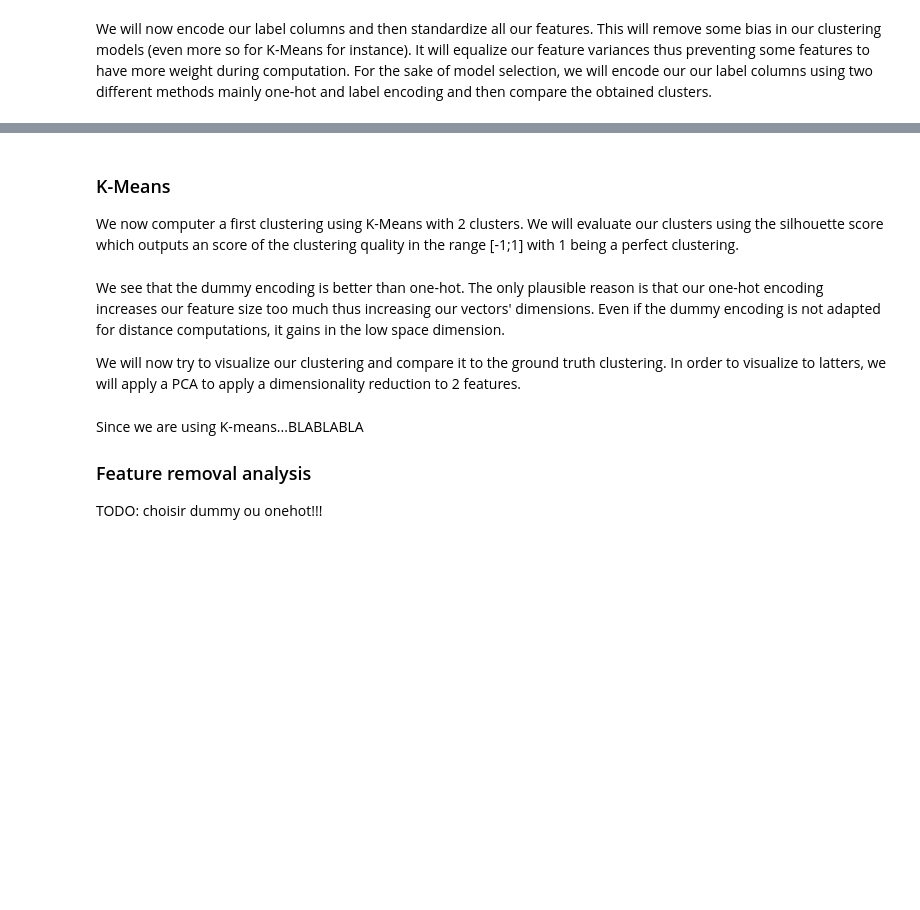
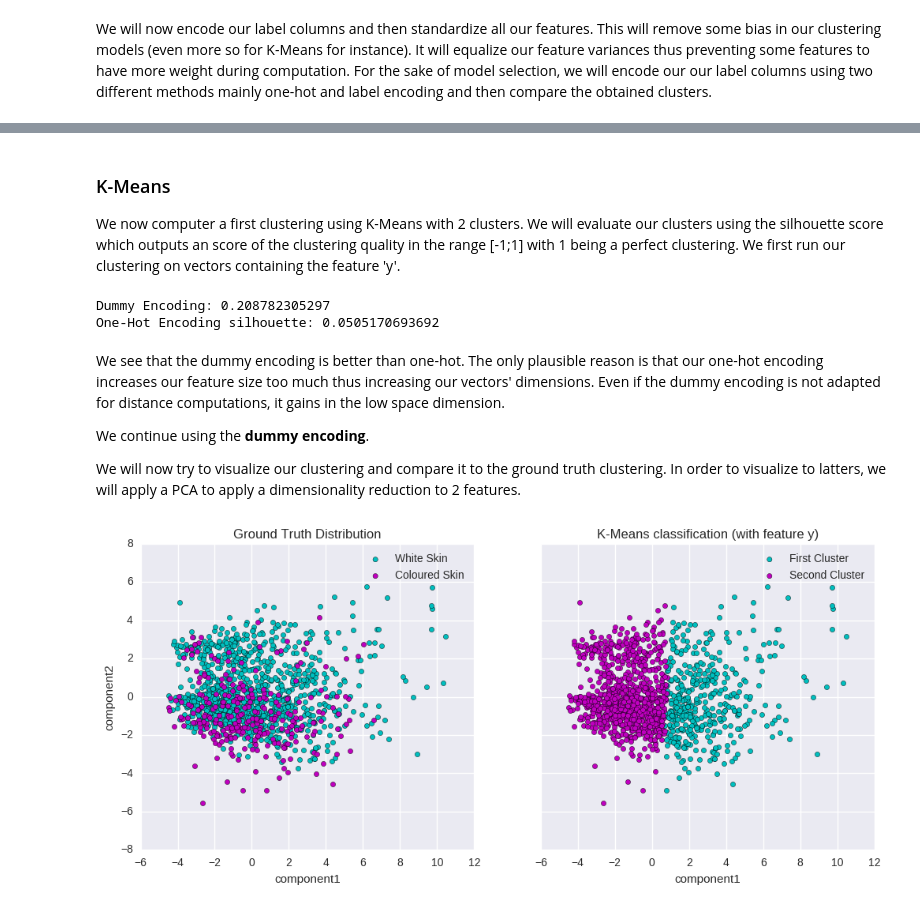
Before and after one commit to agpmilli/adaepfl, a Jupyter notebook: Homework/04 - Applied ML/AppliedML.ipynb, the cells around one changed output, grey strips where cells are left out. Drawn from its saved outputs; the diff is of its cells as text; code cells hidden in the pictures; blank space fills up the shorter version.

```diff
--- a/Homework/04 - Applied ML/AppliedML.ipynb
+++ b/Homework/04 - Applied ML/AppliedML.ipynb
@@ -381,59 +462,54 @@ dummy_descr.head()
 ### K-Means
 
 We now computer a first clustering using K-Means with 2 clusters. We will evaluate our clusters using the silhouette score which outputs an score of the clustering quality in the range [-1;1] with 1 being a perfect clustering.
+We first run our clustering on vectors containing the feature 'y'.
 # %%
-from sklearn.cluster import KMeans
-from sklearn.metrics import silhouette_score
-
 kmeans = KMeans(n_clusters=2, random_state=1)
-dummy_labels = kmeans.fit(dummy_descr).labels_
-dummy_score = silhouette_score(dummy_descr, dummy_labels)
-print("Dummy Encoding: "+str(dummy_score))
-loss1 = np.mean(np.absolute(np.subtract(dummy_labels, list(1-gr_truth))))
-print("0-1 Loss score: " + str(loss1))
+dum_lbl = kmeans.fit(dummy_descr).labels_
+dum_sc = silhouette_score(dummy_descr, dum_lbl)
+print("Dummy Encoding: "+str(dum_sc))
 
 kmeans = KMeans(n_clusters=2, random_state=0)
-onehot_labels = kmeans.fit(onehot_descr).labels_
-onehot_score = silhouette_score(onehot_descr, onehot_labels)
-print("One-Hot Encoding: "+str(onehot_score))
-loss1 = np.mean(np.absolute(np.subtract(onehot_labels, list(1-gr_truth))))
-print("0-1 Loss score: " + str(loss1))
+oh_lbl = kmeans.fit(onehot_descr).labels_
+oh_sc = silhouette_score(onehot_descr, oh_lbl)
+print("One-Hot Encoding silhouette: "+str(oh_sc))
+# %% [output]
+Dummy Encoding: 0.208782305297
+One-Hot Encoding silhouette: 0.0505170693692
 # %% [markdown]
 We see that the dummy encoding is better than one-hot. The only plausible reason is that our one-hot encoding increases our feature size too much thus increasing our vectors' dimensions. Even if the dummy encoding is not adapted for distance computations, it gains in the low space dimension.
 
+We continue using the **dummy encoding**.
+
 We will now try to visualize our clustering and compare it to the ground truth clustering. In order to visualize to latters, we will apply a PCA to apply a dimensionality reduction to 2 features.
 # %%
-from sklearn.decomposition import PCA
-
 #Feature Transformation
-pca = PCA(n_components=2).fit(onehot_descr)
-data_pca = pca.transform(onehot_descr)
+pca = PCA(n_components=2).fit(dummy_descr)
+data_pca = pca.transform(dummy_descr)
 df = pd.DataFrame(data_pca, columns=['component1', 'component2'])
 
 #Figure
 f, (ax1, ax2) = plt.subplots(1, 2, sharey=True, figsize=(12,5))
 
 #Ground Truth Figure
-df_truth = pd.concat([gr_truth.reset_index(), df], axis=1)
-df_truth_0 = df_truth[df_truth.y == 0]
-df_truth_1 = df_truth[df_truth.y == 1]
-df_truth_0.plot(kind="scatter", x='component1', y='component2', color='c', label='White Skin', ax=ax1)
-df_truth_1.plot(kind="scatter", x='component1', y='component2', color='m', label='Coloured Skin', ax=ax1)
+truth = pd.concat([gr_truth.reset_index(), df], axis=1)
+truth_0 = truth[truth.y == 0]
+truth_1 = truth[truth.y == 1]
+truth_0.plot(kind="scatter", x='component1', y='component2', color='c', label='White Skin', ax=ax1)
+truth_1.plot(kind="scatter", x='component1', y='component2', color='m', label='Coloured Skin', ax=ax1)
 ax1.set_title('Ground Truth Distribution')
 
-#K-Means clusters
-dummy_labels = pd.DataFrame(dummy_labels)
-dummy_labels.columns = ['y']
-df_cl = pd.concat([dummy_labels, df], axis=1)
-df_cl_0 = df_cl[df_cl.y == 1]
-df_cl_1 = df_cl[df_cl.y == 0]
-df_cl_0.plot(kind="scatter", x='component1', y='component2', color='c', label='White Skin', ax=ax2)
-df_cl_1.plot(kind="scatter", x='component1', y='component2', color='m', label='Coloured Skin', ax=ax2)
-ax2.set_title('K-Means classification')
+#K-Means clusters with dum_lbl being computed above.
+lbl = pd.DataFrame(dum_lbl)
+lbl.columns = ['y']
+cl = pd.concat([lbl, df], axis=1)
+cl_0 = cl[cl.y == 1]
+cl_1 = cl[cl.y == 0]
+cl_0.plot(kind="scatter", x='component1', y='component2', color='c', label='First Cluster', ax=ax2)
+cl_1.plot(kind="scatter", x='component1', y='component2', color='m', label='Second Cluster', ax=ax2)
+ax2.set_title('K-Means classification (with feature y)')
 
 
 plt.show()
+# %% [output]
+[figure, added]
-# %% [markdown]
-Since we are using K-means...BLABLABLA
-### Feature removal analysis
-TODO: choisir dummy ou onehot!!!
```
Also changed, not shown: parts of 27 cells of this notebook, 1 other file.
